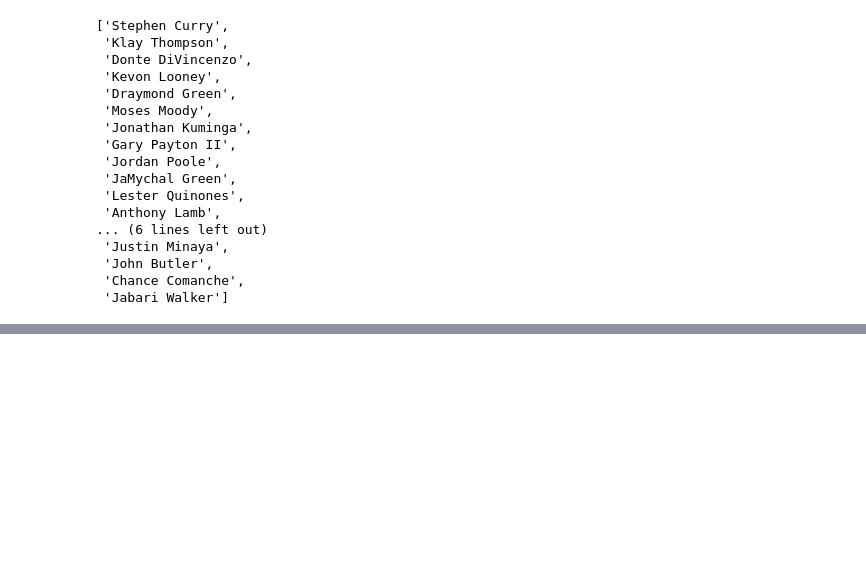
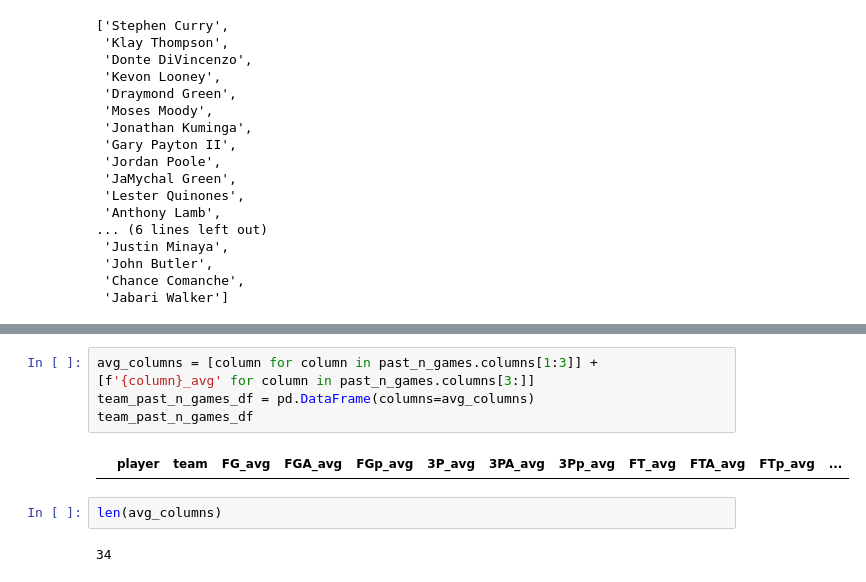
Before and after one commit to luke-lite/NBA-Prediction-Modeling, a Jupyter notebook: data/player_data/Player SQL testing.ipynb, the cells around one changed output, grey strips where cells are left out. Drawn from its saved outputs; the diff is of its cells as text; blank space fills up the shorter version.

```diff
--- a/data/player_data/Player SQL testing.ipynb
+++ b/data/player_data/Player SQL testing.ipynb
@@ -245 +251,11 @@ past_n_games['FTp'].mean()
+# %%
+avg_columns = [column for column in past_n_games.columns[1:3]] + [f'{column}_avg' for column in past_n_games.columns[3:]]
+team_past_n_games_df = pd.DataFrame(columns=avg_columns)
+team_past_n_games_df
+# %% [output]
+|  | player | team | FG_avg | FGA_avg | FGp_avg | 3P_avg | 3PA_avg | 3Pp_avg | FT_avg | FTA_avg | FTp_avg | ... |
+# %%
+len(avg_columns)
+# %% [output]
+34
 # %%
```
Also changed, not shown: parts of 9 cells of this notebook.
